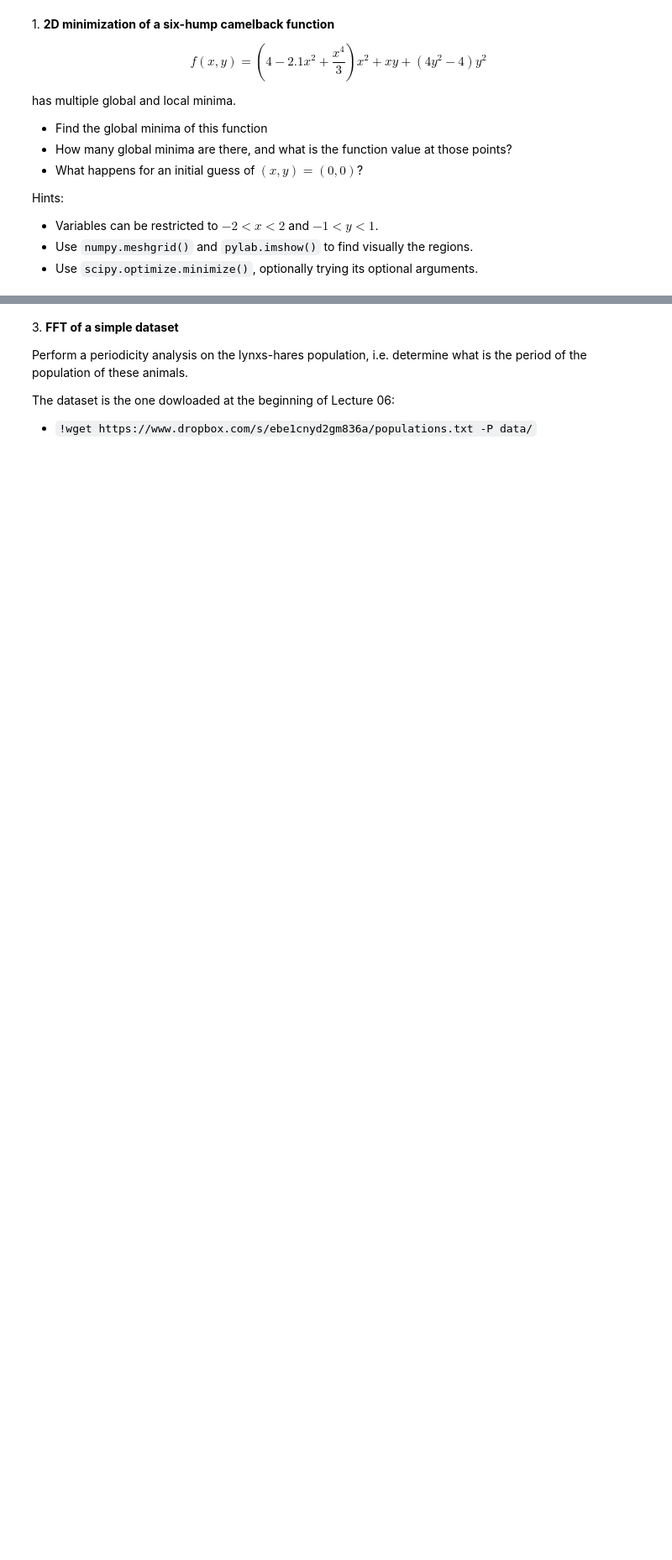
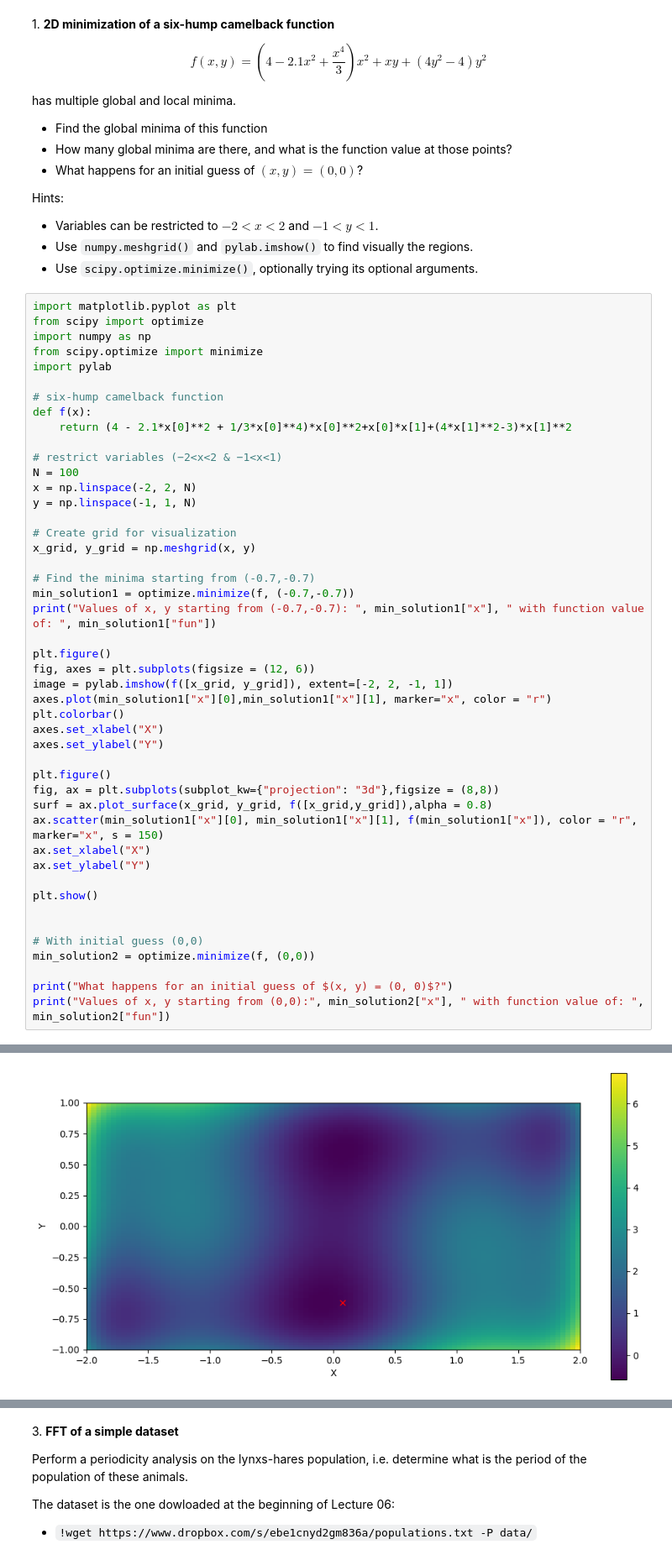
Before and after one commit to curzioalessio/ScientificComputingWithPython2022, a Jupyter notebook: exercises/lab9/09ex_numerical.ipynb, the cells around one changed output, grey strips where cells are left out. Shown at 84% size. Cells and saved outputs as stored; diff of their text form; blank space fills up the shorter version.

```diff
--- a/exercises/lab9/09ex_numerical.ipynb
+++ b/exercises/lab9/09ex_numerical.ipynb
@@ -14,3 +14,50 @@ Hints:
 * Variables can be restricted to $-2 < x < 2$ and $-1 < y < 1$.
 * Use `numpy.meshgrid()` and `pylab.imshow()` to find visually the regions.
 * Use `scipy.optimize.minimize()`, optionally trying its optional arguments.
+# %%
+import matplotlib.pyplot as plt
+from scipy import optimize
+import numpy as np
+from scipy.optimize import minimize
+import pylab
+
+# six-hump camelback function
+def f(x):
+    return (4 - 2.1*x[0]**2 + 1/3*x[0]**4)*x[0]**2+x[0]*x[1]+(4*x[1]**2-3)*x[1]**2
+
+# restrict variables (−2<x<2 & −1<x<1)
+N = 100
+x = np.linspace(-2, 2, N)
+y = np.linspace(-1, 1, N)
+
+# Create grid for visualization
+x_grid, y_grid = np.meshgrid(x, y)
+
+# Find the minima starting from (-0.7,-0.7)
+min_solution1 = optimize.minimize(f, (-0.7,-0.7))
+print("Values of x, y starting from (-0.7,-0.7): ", min_solution1["x"], " with function value of: ", min_solution1["fun"])
+
+plt.figure()
+fig, axes = plt.subplots(figsize = (12, 6))
+image = pylab.imshow(f([x_grid, y_grid]), extent=[-2, 2, -1, 1])
+axes.plot(min_solution1["x"][0],min_solution1["x"][1], marker="x", color = "r")
+plt.colorbar()
+axes.set_xlabel("X")
+axes.set_ylabel("Y")
+
+plt.figure()
+fig, ax = plt.subplots(subplot_kw={"projection": "3d"},figsize = (8,8))
+surf = ax.plot_surface(x_grid, y_grid, f([x_grid,y_grid]),alpha = 0.8)
+ax.scatter(min_solution1["x"][0], min_solution1["x"][1], f(min_solution1["x"]), color = "r", marker="x", s = 150)
+ax.set_xlabel("X")
+ax.set_ylabel("Y")
+
+plt.show()
+
+
+# With initial guess (0,0)
+min_solution2 = optimize.minimize(f, (0,0))
+
+print("What happens for an initial guess of $(x, y) = (0, 0)$?")
+print("Values of x, y starting from (0,0):", min_solution2["x"], " with function value of: ", min_solution2["fun"])
+# %% [output]
@@ -16,0 +66 @@ Hints:
+[figure, added]
```
Also changed, not shown: parts of 5 cells of this notebook, 5 other files.
